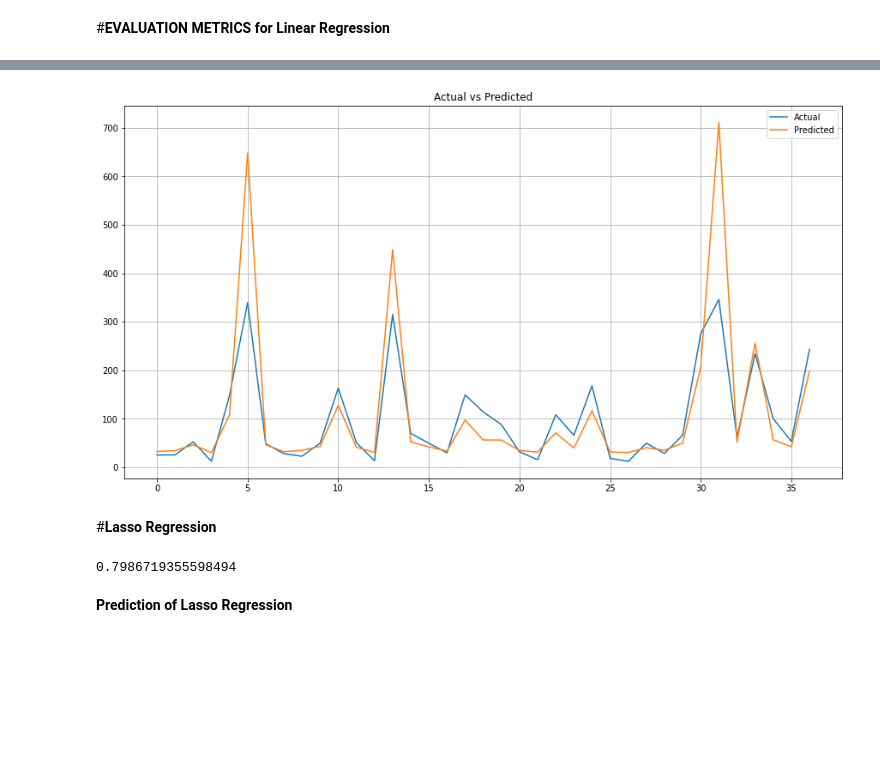
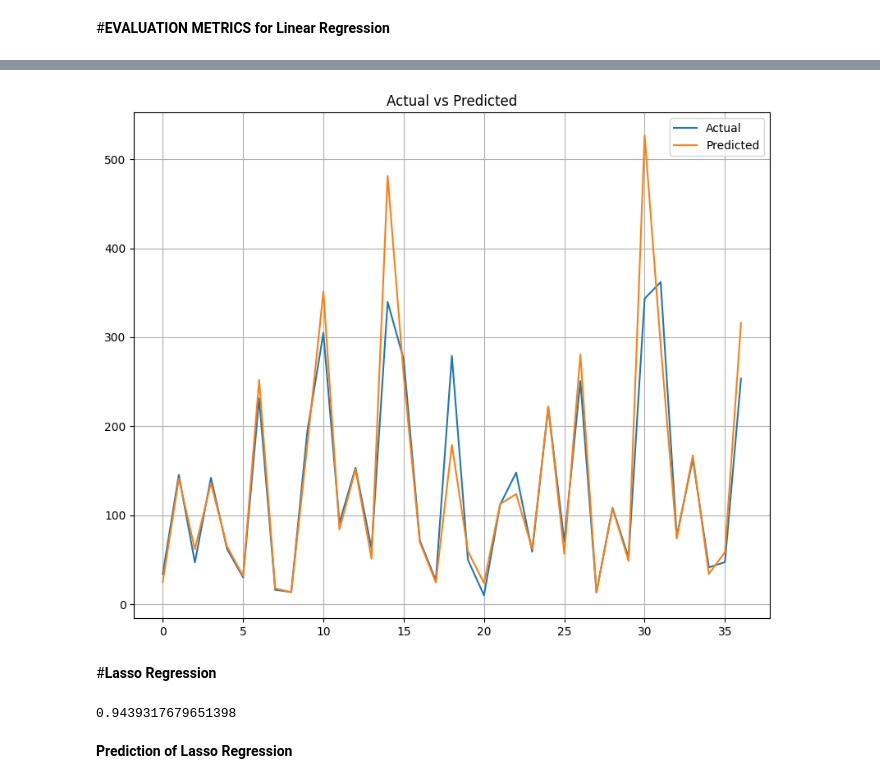
Before and after one commit to nehaa54/StockClosingPricePred, a Jupyter notebook: YesBankStockClosingPrediction.ipynb, the cells around one changed output, grey strips where cells are left out. Drawn from its saved outputs; the diff is of its cells as text; code cells hidden in the pictures; blank space fills up the shorter version.

```diff
--- a/YesBankStockClosingPrediction.ipynb
+++ b/YesBankStockClosingPrediction.ipynb
@@ -374,11 +468,4 @@ cal_vif(dataset[[i for i in dataset.describe().columns if i not in ['Close','Dat
 # %% [markdown]
 # **MODELLING**
-# %%
-# Now we are willing to create a dataset X and Y and divide them into training and testing sets
-# Also before doing that we will drop multicollinear columns and do normalization
-
-# First create a dataset of independent variables
-x = dataset.drop(columns=['Close','Date','High', 'Low']).apply(zscore)
-y = np.log10(dataset['Close'])
 # %% [markdown]
 **TRAIN TEST SPLIT**
@@ -388,6 +472,7 @@ x_train,x_test,y_train,y_test = train_test_split(x,y,test_size=0.20,random_state
 # %%
-print(x_train.shape)
-print(x_test.shape)
-print(y_train.shape)
-print(y_test.shape)
+X_train,X_test,y_train,y_test=train_test_split(X,y,test_size=0.2,random_state=0)
+print('X_train: ',X_train.shape)
+print('X_test: ',X_test.shape)
+print('y_train: ',y_train.shape)
+print('y_test: ',y_test.shape)
 # %% [output]
@@ -412,6 +502,6 @@ print(y_test.shape)
 # %%
 #Creating the Linear Regression Object and Training the model
 regressor = LinearRegression()
-reg_model = regressor.fit(x_train,y_train)
+reg_model = regressor.fit(X_train,y_train)
 # %%
 #Regression score
@@ -432,8 +526,8 @@ regressor.intercept_
 **PREDICTION of Linear Regression**
 # %%
 #Prediction of Linear Regression
-y_test_pred = regressor.predict(x_test)
-y_train_pred = regressor.predict(x_train)
+y_test_pred = regressor.predict(X_test)
+y_train_pred = regressor.predict(X_train)
 # %% [markdown]
 #**EVALUATION METRICS for Linear Regression**
 # %%
@@ -461,14 +555,14 @@ R2 : 0.7994811132120048
 # %%
 # Linear Regression Plotting
-plt.figure(figsize=(15,8))
+plt.figure(figsize=(10,8))
 plt.title('Actual vs Predicted')
 plt.plot(10**(np.array(y_test)))
 plt.plot(10**(y_test_pred))
 plt.legend(['Actual','Predicted'])
 plt.grid()
 plt.show()
 # %% [output]
-[figure, old version]
+[figure, new version]
 # %% [markdown]
 #**Lasso Regression**
 # %%
@@ -479,8 +573,8 @@ lasso_model = lasso.fit(x_train,y_train)
 # %%
 #checking the Regression score
-lasso.score(x_train,y_train)
+lasso.score(X_train,y_train)
 # %% [output]
-0.7986719355598494
+0.9439317679651398
 # %% [markdown]
 **Prediction of Lasso Regression**
 # %%
```
Also changed, not shown: parts of 62 cells of this notebook.
